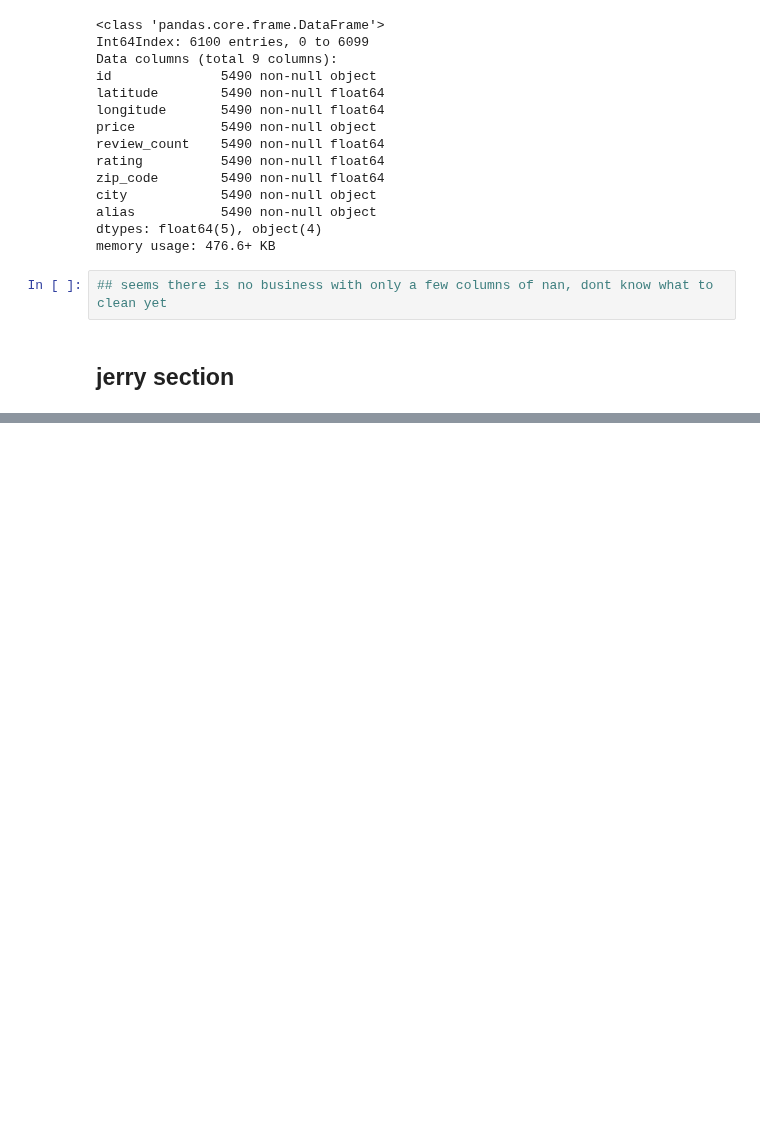
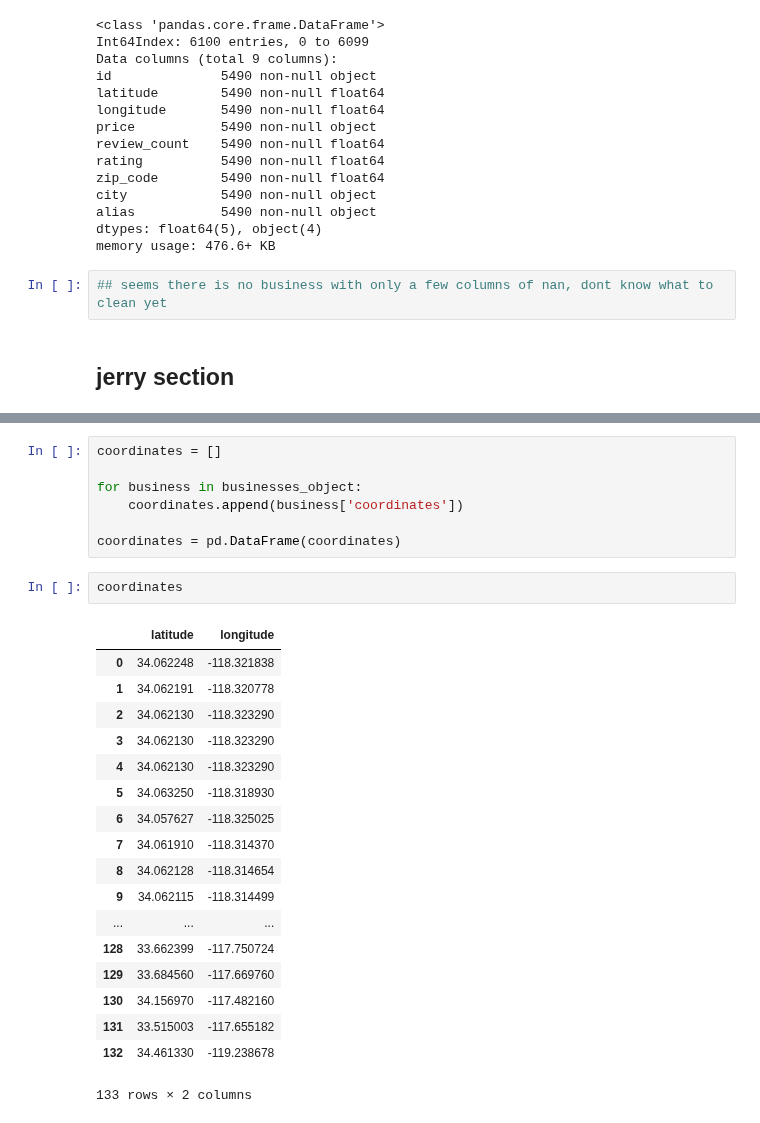
Before and after one commit to aejsong/Predicting-Neighborhood-Affluence-with-Yelp, a Jupyter notebook: Code/Yelp Webscraping.ipynb, the cells around one changed output, grey strips where cells are left out. Drawn from its saved outputs; the diff is of its cells as text; blank space fills up the shorter version.

```diff
--- a/Code/Yelp Webscraping.ipynb
+++ b/Code/Yelp Webscraping.ipynb
@@ -476,0 +575,28 @@ x
+# %%
+coordinates = []
+
+for business in businesses_object:
+    coordinates.append(business['coordinates'])
+
+coordinates = pd.DataFrame(coordinates)
+# %%
+coordinates
+# %% [output]
+|  | latitude | longitude |
+| 0 | 34.062248 | -118.321838 |
+| 1 | 34.062191 | -118.320778 |
+| 2 | 34.062130 | -118.323290 |
+| 3 | 34.062130 | -118.323290 |
+| 4 | 34.062130 | -118.323290 |
+| 5 | 34.063250 | -118.318930 |
+| 6 | 34.057627 | -118.325025 |
+| 7 | 34.061910 | -118.314370 |
+| 8 | 34.062128 | -118.314654 |
+| 9 | 34.062115 | -118.314499 |
+| ... | ... | ... |
+| 128 | 33.662399 | -117.750724 |
+| 129 | 33.684560 | -117.669760 |
+| 130 | 34.156970 | -117.482160 |
+| 131 | 33.515003 | -117.655182 |
+| 132 | 34.461330 | -119.238678 |
+133 rows × 2 columns
```
Also changed, not shown: parts of 22 cells of this notebook, 5 other files.
